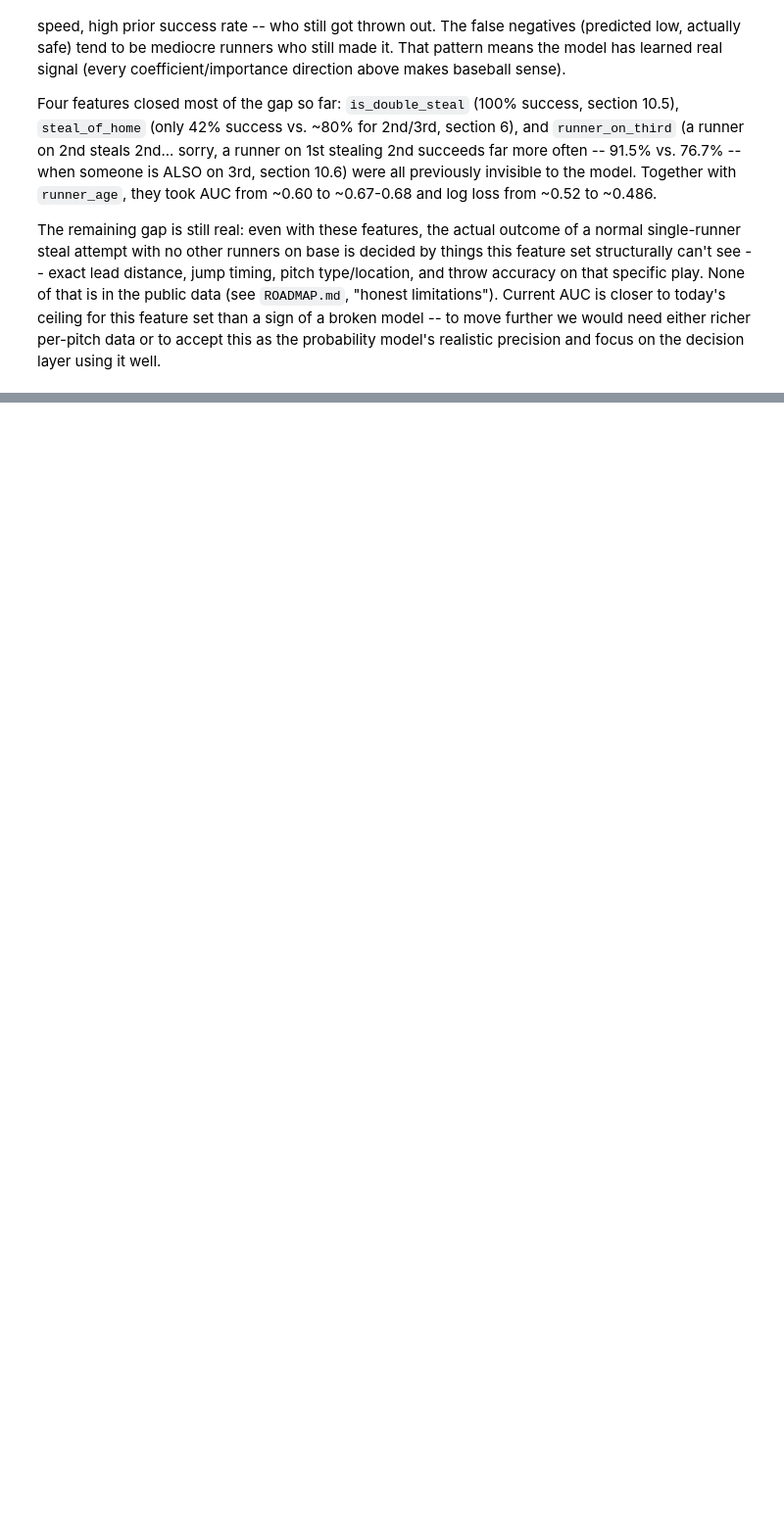
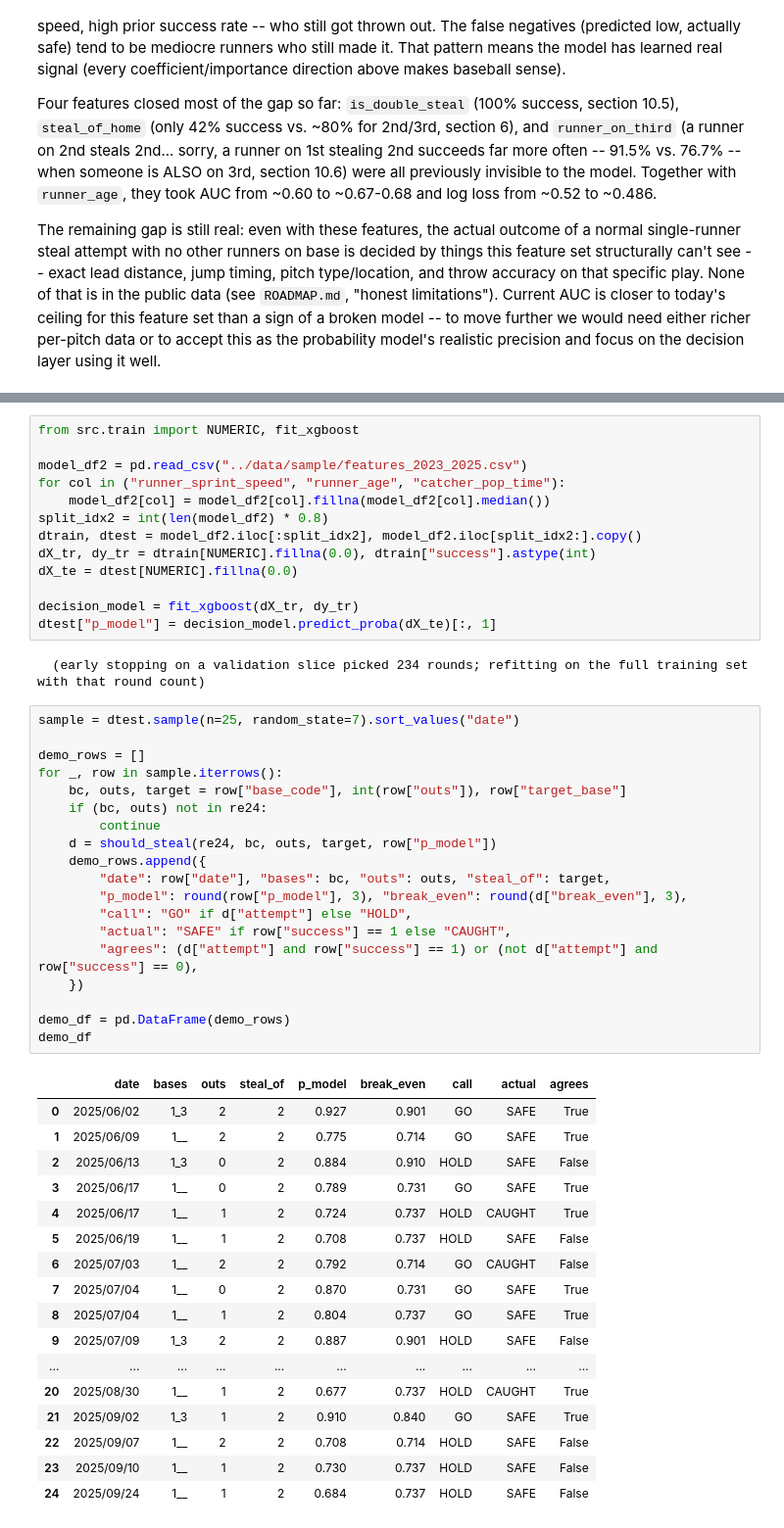
Before and after one commit to ethanhershman/base-steal-model, a Jupyter notebook: notebooks/eda.ipynb, the cells around one changed output, grey strips where cells are left out. Shown at 98% size. Cells and saved outputs as stored; diff of their text form; blank space fills up the shorter version.

```diff
--- a/notebooks/eda.ipynb
+++ b/notebooks/eda.ipynb
@@ -937,0 +1079,52 @@ layer using it well.
+# %%
+from src.train import NUMERIC, fit_xgboost
+
+model_df2 = pd.read_csv("../data/sample/features_2023_2025.csv")
+for col in ("runner_sprint_speed", "runner_age", "catcher_pop_time"):
+    model_df2[col] = model_df2[col].fillna(model_df2[col].median())
+split_idx2 = int(len(model_df2) * 0.8)
+dtrain, dtest = model_df2.iloc[:split_idx2], model_df2.iloc[split_idx2:].copy()
+dX_tr, dy_tr = dtrain[NUMERIC].fillna(0.0), dtrain["success"].astype(int)
+dX_te = dtest[NUMERIC].fillna(0.0)
+
+decision_model = fit_xgboost(dX_tr, dy_tr)
+dtest["p_model"] = decision_model.predict_proba(dX_te)[:, 1]
+# %% [output]
+  (early stopping on a validation slice picked 234 rounds; refitting on the full training set with that round count)
+# %%
+sample = dtest.sample(n=25, random_state=7).sort_values("date")
+
+demo_rows = []
+for _, row in sample.iterrows():
+    bc, outs, target = row["base_code"], int(row["outs"]), row["target_base"]
+    if (bc, outs) not in re24:
+        continue
+    d = should_steal(re24, bc, outs, target, row["p_model"])
+    demo_rows.append({
+        "date": row["date"], "bases": bc, "outs": outs, "steal_of": target,
+        "p_model": round(row["p_model"], 3), "break_even": round(d["break_even"], 3),
+        "call": "GO" if d["attempt"] else "HOLD",
+        "actual": "SAFE" if row["success"] == 1 else "CAUGHT",
+        "agrees": (d["attempt"] and row["success"] == 1) or (not d["attempt"] and row["success"] == 0),
+    })
+
+demo_df = pd.DataFrame(demo_rows)
+demo_df
+# %% [output]
+|  | date | bases | outs | steal_of | p_model | break_even | call | actual | agrees |
+| 0 | 2025/06/02 | 1_3 | 2 | 2 | 0.927 | 0.901 | GO | SAFE | True |
+| 1 | 2025/06/09 | 1__ | 2 | 2 | 0.775 | 0.714 | GO | SAFE | True |
+| 2 | 2025/06/13 | 1_3 | 0 | 2 | 0.884 | 0.910 | HOLD | SAFE | False |
+| 3 | 2025/06/17 | 1__ | 0 | 2 | 0.789 | 0.731 | GO | SAFE | True |
+| 4 | 2025/06/17 | 1__ | 1 | 2 | 0.724 | 0.737 | HOLD | CAUGHT | True |
+| 5 | 2025/06/19 | 1__ | 1 | 2 | 0.708 | 0.737 | HOLD | SAFE | False |
+| 6 | 2025/07/03 | 1__ | 2 | 2 | 0.792 | 0.714 | GO | CAUGHT | False |
+| 7 | 2025/07/04 | 1__ | 0 | 2 | 0.870 | 0.731 | GO | SAFE | True |
+| 8 | 2025/07/04 | 1__ | 1 | 2 | 0.804 | 0.737 | GO | SAFE | True |
+| 9 | 2025/07/09 | 1_3 | 2 | 2 | 0.887 | 0.901 | HOLD | SAFE | False |
+| ... | ... | ... | ... | ... | ... | ... | ... | ... | ... |
+| 20 | 2025/08/30 | 1__ | 1 | 2 | 0.677 | 0.737 | HOLD | CAUGHT | True |
+| 21 | 2025/09/02 | 1_3 | 1 | 2 | 0.910 | 0.840 | GO | SAFE | True |
+| 22 | 2025/09/07 | 1__ | 2 | 2 | 0.708 | 0.714 | HOLD | SAFE | False |
+| 23 | 2025/09/10 | 1__ | 1 | 2 | 0.730 | 0.737 | HOLD | SAFE | False |
+| 24 | 2025/09/24 | 1__ | 1 | 2 | 0.684 | 0.737 | HOLD | SAFE | False |
```
Also changed, not shown: parts of 8 cells of this notebook, 1 other file.
